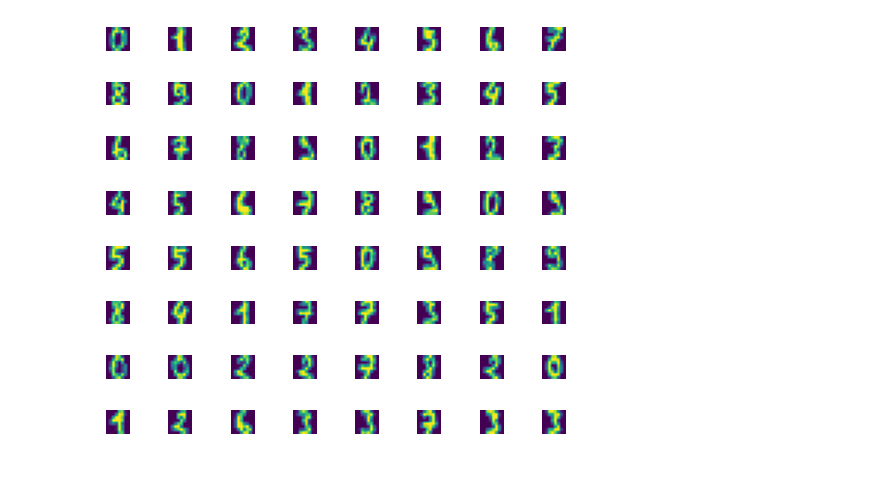
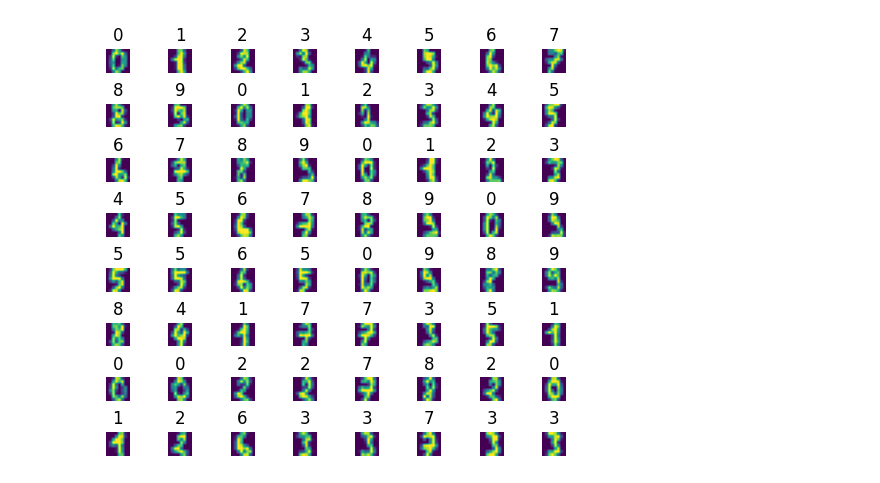
Before and after one commit to ToiLaKiet/Machine-Learning, a Jupyter notebook: softmax_regression/main_no_fw.ipynb, the cells around one changed output. Cells and saved outputs as stored; diff of their text form; code cells hidden in the pictures.

```diff
--- a/softmax_regression/main_no_fw.ipynb
+++ b/softmax_regression/main_no_fw.ipynb
@@ -9,8 +9,9 @@ data = load_digits()
 # %%
 fig,axes = plt.subplots(8,8 ,figsize=(5,5))
 fig.tight_layout(pad=0.13,rect=[0, 0.03, 1, 0.91])
 for i,ax in enumerate(axes.flat):
     ax.imshow(data.data[i].reshape(8,8))
     ax.set_axis_off()
+    ax.set_title(data.target[i])
 # %% [output]
-[figure, old version]
+[figure, new version]
```
Also changed, not shown: 2 other files.
